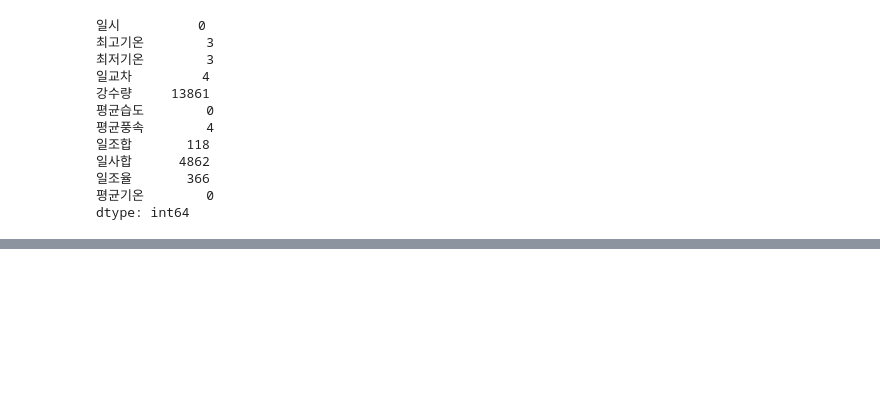
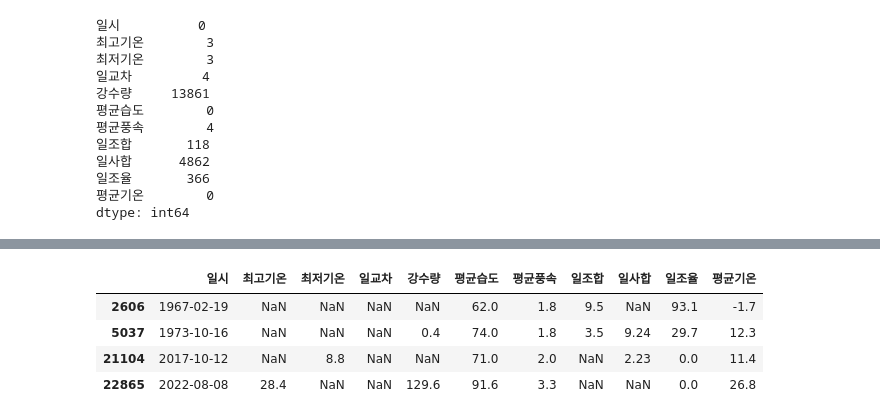
Before and after one commit to JHyuk2/TIL, a Jupyter notebook: Data Analyst/Dacon/서울시평균기온예측/baseline.ipynb, the cells around one changed output, grey strips where cells are left out. Drawn from its saved outputs; the diff is of its cells as text; code cells hidden in the pictures; blank space fills up the shorter version.

```diff
--- a/Data Analyst/Dacon/서울시평균기온예측/baseline.ipynb
+++ b/Data Analyst/Dacon/서울시평균기온예측/baseline.ipynb
@@ -160,0 +194,9 @@ dtype: int64
+# %%
+# 일교차를 찾아보니, 최고기온 or 최저기온 한 쪽이 빵꾸나있는 케이스이다.
+train.loc[train['일교차'].isna()]
+# %% [output]
+|  | 일시 | 최고기온 | 최저기온 | 일교차 | 강수량 | 평균습도 | 평균풍속 | 일조합 | 일사합 | 일조율 | 평균기온 |
+| 2606 | 1967-02-19 | NaN | NaN | NaN | NaN | 62.0 | 1.8 | 9.5 | NaN | 93.1 | -1.7 |
+| 5037 | 1973-10-16 | NaN | NaN | NaN | 0.4 | 74.0 | 1.8 | 3.5 | 9.24 | 29.7 | 12.3 |
+| 21104 | 2017-10-12 | NaN | 8.8 | NaN | NaN | 71.0 | 2.0 | NaN | 2.23 | 0.0 | 11.4 |
+| 22865 | 2022-08-08 | 28.4 | NaN | NaN | 129.6 | 91.6 | 3.3 | NaN | NaN | 0.0 | 26.8 |
```
Also changed, not shown: parts of 30 cells of this notebook.
